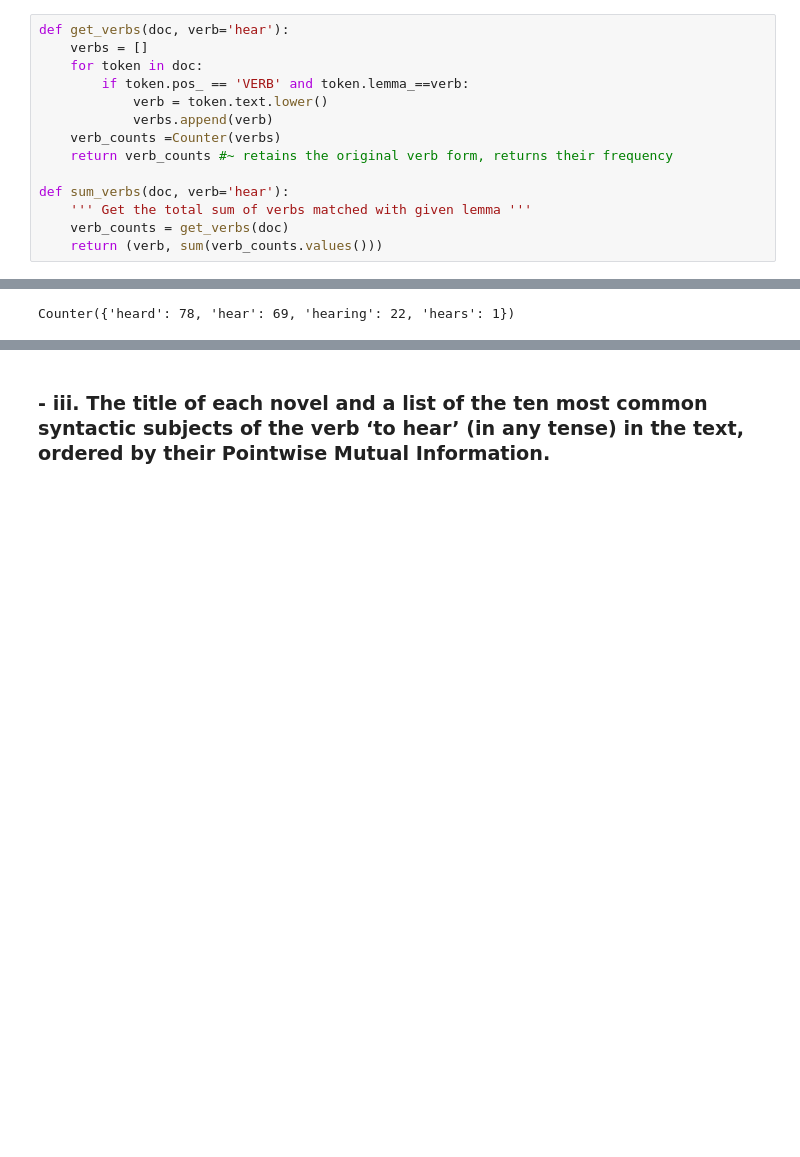
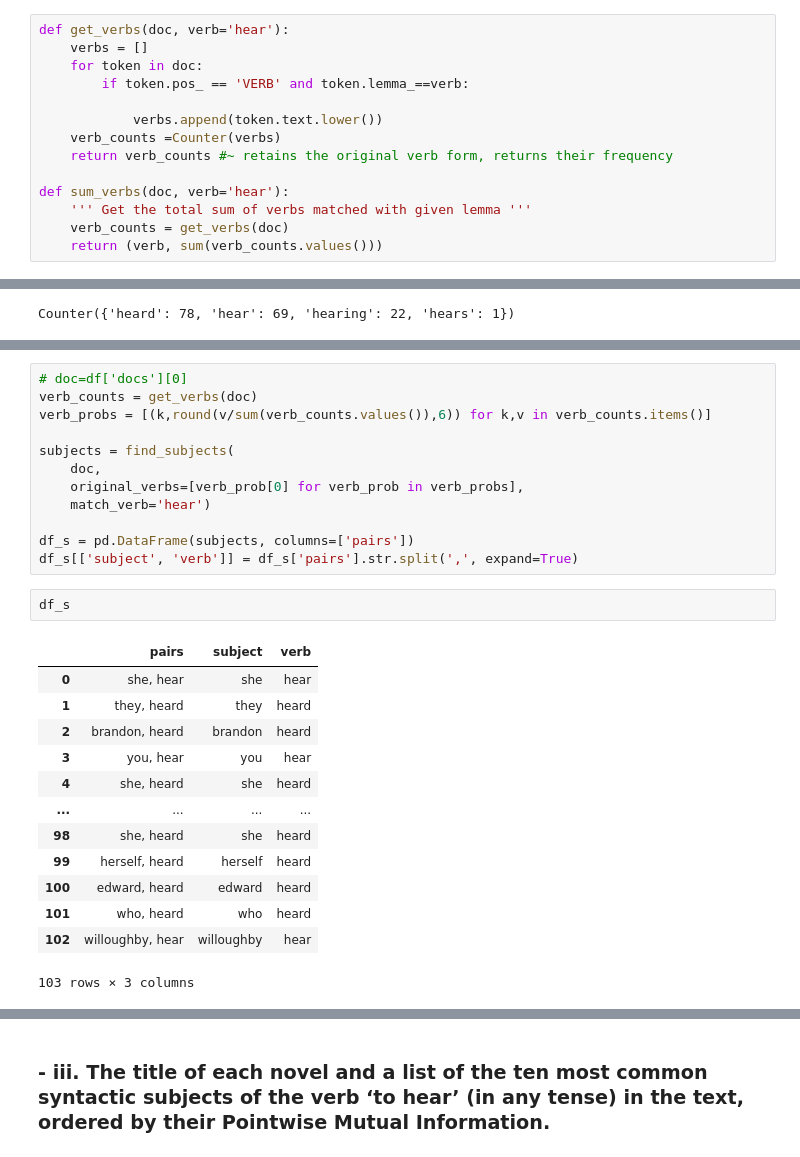
Before and after one commit to Birkbeck/nlp-coursework-2024-25-G-f49uM-1, a Jupyter notebook: Outline.ipynb, the cells around one changed output, grey strips where cells are left out. Saved outputs shown, nothing was run; the diff lists cells and outputs as text; blank space fills up the shorter version.

```diff
--- a/Outline.ipynb
+++ b/Outline.ipynb
@@ -317,8 +317,8 @@ def get_verbs(doc, verb='hear'):
     verbs = []
     for token in doc:
         if token.pos_ == 'VERB' and token.lemma_==verb:
-            verb = token.text.lower()
-            verbs.append(verb)
+
+            verbs.append(token.text.lower())
     verb_counts =Counter(verbs)
     return verb_counts #~ retains the original verb form, returns their frequency
 
@@ -396,0 +359,28 @@ Blood_Meridian
+# %%
+# doc=df['docs'][0]
+verb_counts = get_verbs(doc)
+verb_probs = [(k,round(v/sum(verb_counts.values()),6)) for k,v in verb_counts.items()]
+
+subjects = find_subjects(
+    doc,
+    original_verbs=[verb_prob[0] for verb_prob in verb_probs],
+    match_verb='hear')
+
+df_s = pd.DataFrame(subjects, columns=['pairs'])
+df_s[['subject', 'verb']] = df_s['pairs'].str.split(',', expand=True)
+# %%
+df_s
+# %% [output]
+|  | pairs | subject | verb |
+| 0 | she, hear | she | hear |
+| 1 | they, heard | they | heard |
+| 2 | brandon, heard | brandon | heard |
+| 3 | you, hear | you | hear |
+| 4 | she, heard | she | heard |
+| ... | ... | ... | ... |
+| 98 | she, heard | she | heard |
+| 99 | herself, heard | herself | heard |
+| 100 | edward, heard | edward | heard |
+| 101 | who, heard | who | heard |
+| 102 | willoughby, hear | willoughby | hear |
+103 rows × 3 columns
```
Also changed, not shown: parts of 3 cells of this notebook.
